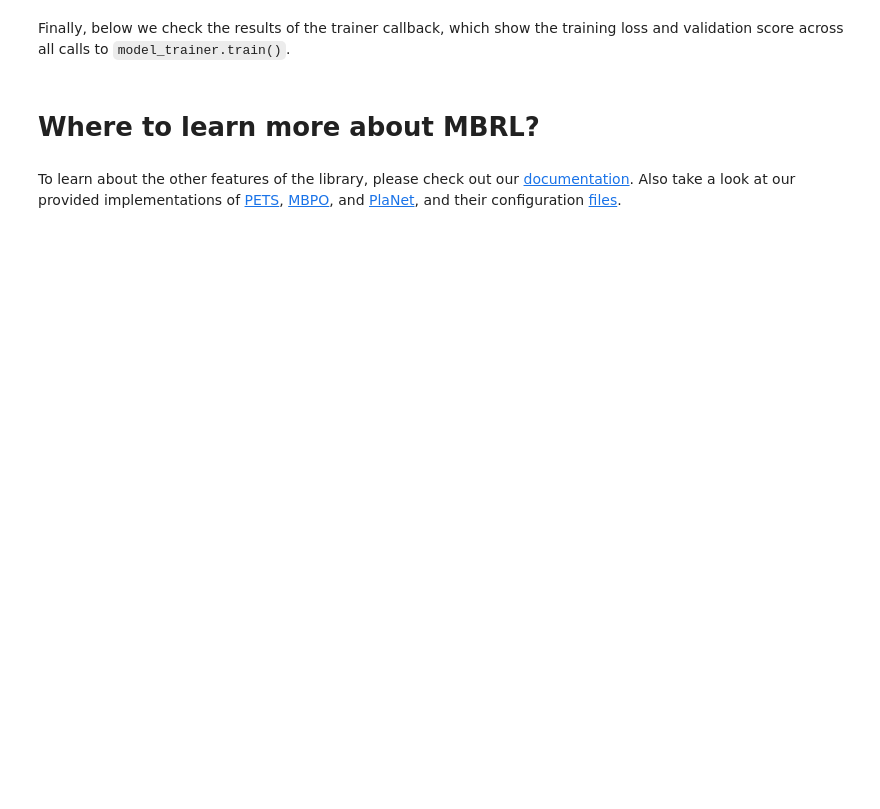
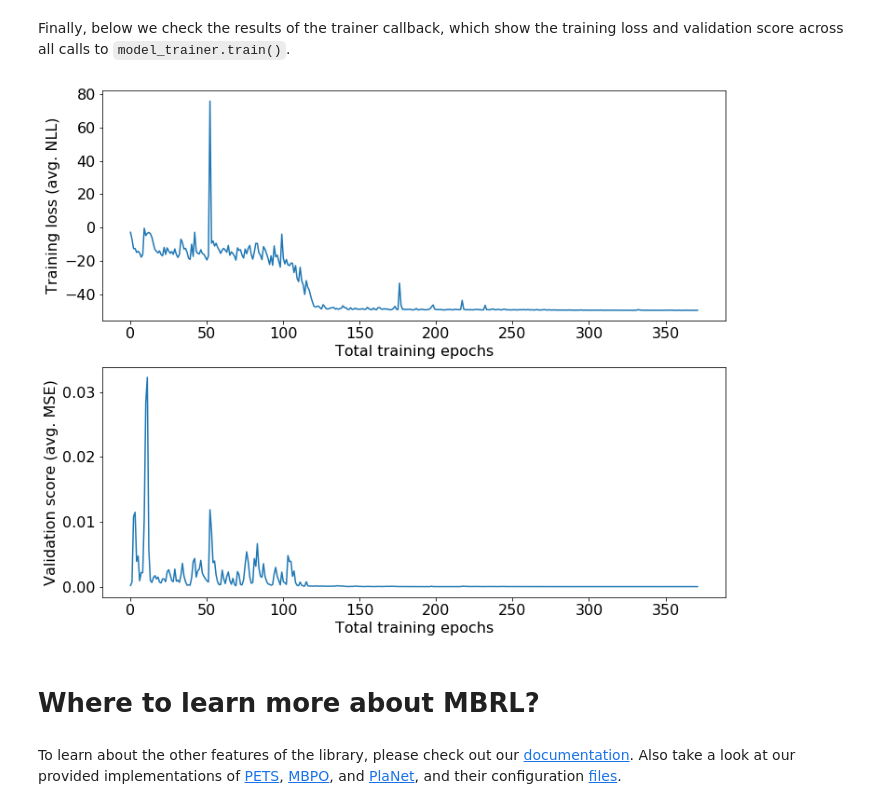
Before and after one commit to ScorcaF/mbrl-lib, a Jupyter notebook: notebooks/pets_example_v0.1.5.ipynb, the cells around one changed output. Drawn from its saved outputs; the diff is of its cells as text; code cells hidden in the pictures; blank space fills up the shorter version.

```diff
--- a/notebooks/pets_example_v0.1.5.ipynb
+++ b/notebooks/pets_example_v0.1.5.ipynb
@@ -403,14 +366,14 @@ Finally, below we check the results of the trainer callback, which show the trai
 # %%
 fig, ax = plt.subplots(2, 1, figsize=(12, 10))
 ax[0].plot(train_losses)
 ax[0].set_xlabel("Total training epochs")
 ax[0].set_ylabel("Training loss (avg. NLL)")
 ax[1].plot(val_scores)
 ax[1].set_xlabel("Total training epochs")
 ax[1].set_ylabel("Validation score (avg. MSE)")
 plt.show()
-
-train_losses
+# %% [output]
+[figure, added]
 # %% [markdown]
 # Where to learn more about MBRL?
 # %% [markdown]
```
Also changed, not shown: parts of 3 cells of this notebook.
